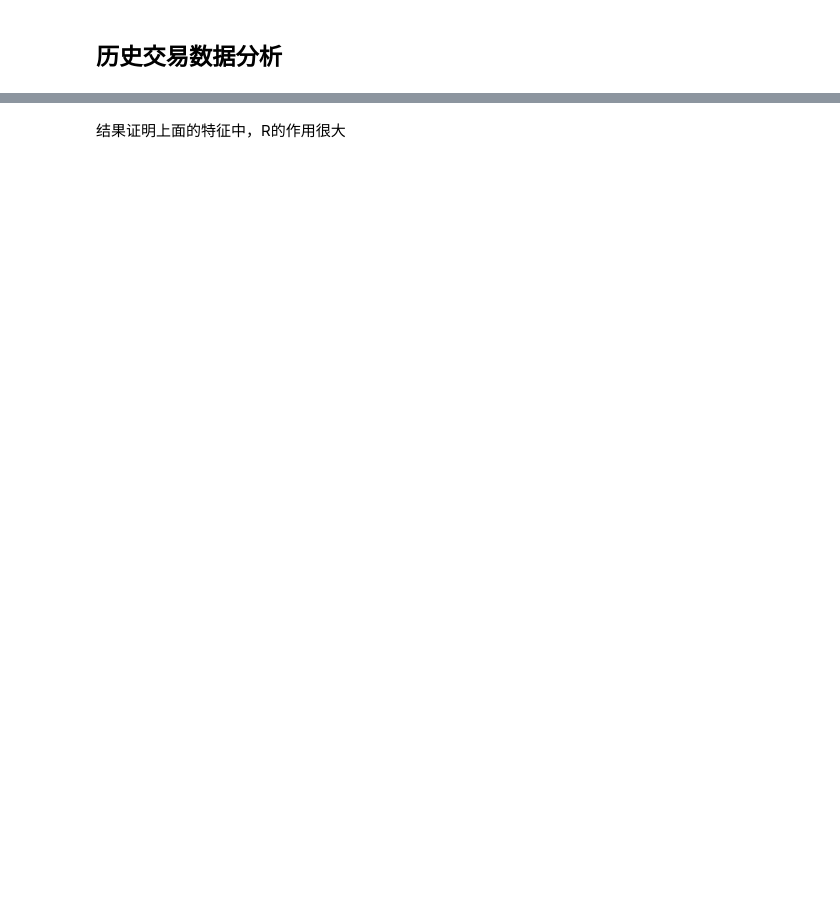
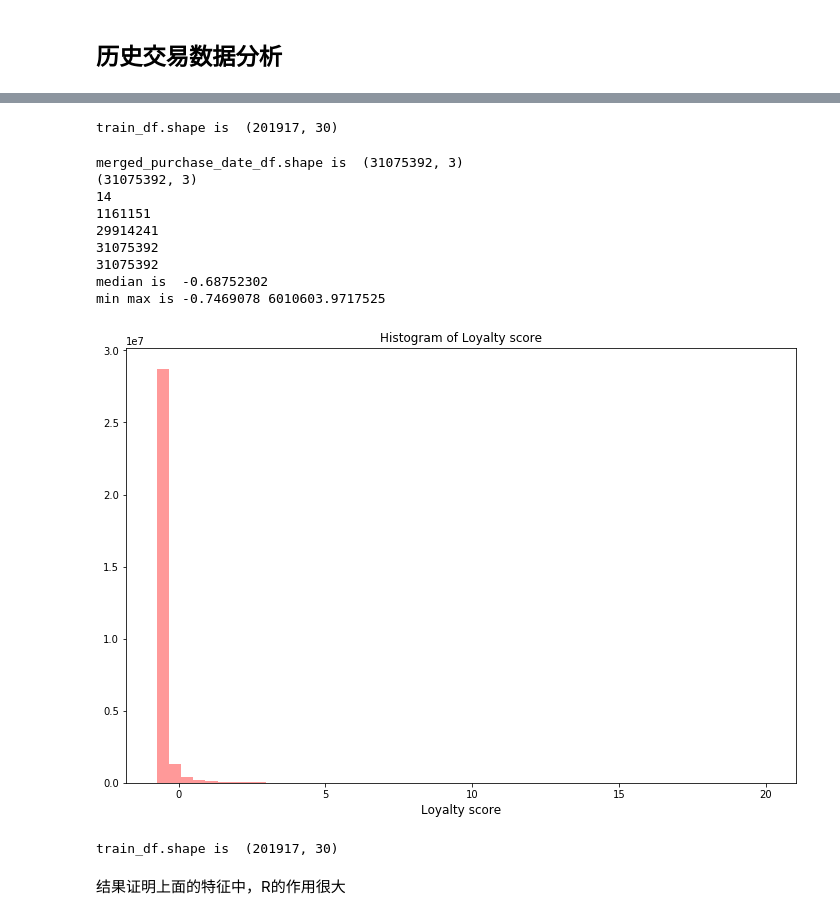
Before and after one commit to tusonggao/jupyter_notebook_dir, a Jupyter notebook: elo-merchant-category-recommendation_EDA.ipynb, the cells around one changed output, grey strips where cells are left out. Cells and saved outputs as stored; diff of their text form; code cells hidden in the pictures; blank space fills up the shorter version.

```diff
--- a/elo-merchant-category-recommendation_EDA.ipynb
+++ b/elo-merchant-category-recommendation_EDA.ipynb
@@ -35,7 +36,7 @@ from datetime import datetime
 pd.options.mode.chained_assignment = None
 pd.options.display.max_columns = 999
 # %%
-file_path = 'F:/git_repos/Kaggle_code/elo-merchant-category-recommendation/'
+file_path = 'F:/github_me_repos/Kaggle_code/elo-merchant-category-recommendation/'
 # submission_path = 'F:/git_repos/Kaggle_code/elo-merchant-category-recommendation/submission/'
 # %%
 train_df = pd.read_csv(file_path + '/data/train.csv', parse_dates=['first_active_month'])
@@ -138,5 +186,5 @@ plt.title("Feature 3 distribution")
 # %% [markdown]
 ## 历史交易数据分析
 # %%
-hist_df = pd.read_csv(data_path + 'historical_transactions.csv', parse_dates=['purchase_date'])
+hist_df = pd.read_csv(file_path + '/data/historical_transactions.csv', parse_dates=['purchase_date'])
 hist_df.head()
@@ -216,3 +297,3 @@ plt.show()
 # %%
-new_trans_df = pd.read_csv(data_path + 'new_merchant_transactions.csv', parse_dates=['purchase_date'])
+new_trans_df = pd.read_csv(file_path + '/data/new_merchant_transactions.csv', parse_dates=['purchase_date'])
 new_trans_df.head()
@@ -348,14 +457,16 @@ train_df['recency'] = train_df['max_purchase_date'].apply(diff_days)
 test_df['recency'] = test_df['max_purchase_date'].apply(diff_days)
 
 print('train_df.shape is ', train_df.shape)
+# %% [output]
+train_df.shape is  (201917, 30)
 # %%
 ###########################################################################################
 # 增加feature: 持卡人最近三个月、最近半年、最近一年的消费金额（截止到2018年5月1日）
 
-# merged_purchase_date_df = pd.concat([new_trans_df[['card_id', 'purchase_amount', 'purchase_date']],
-#     hist_df[['card_id', 'purchase_amount', 'purchase_date']]])
+merged_purchase_date_df = pd.concat([new_trans_df[['card_id', 'purchase_amount', 'purchase_date']],
+    hist_df[['card_id', 'purchase_amount', 'purchase_date']]])
 
-# print('merged_purchase_date_df.shape is ', merged_purchase_date_df.shape)
+print('merged_purchase_date_df.shape is ', merged_purchase_date_df.shape)
 
 
 # fig,ax=plt.subplots()
@@ -386,33 +497,44 @@ plt.title("Histogram of Loyalty score")
 plt.xlabel('Loyalty score', fontsize=12)
 plt.show()
 
 
 # fig,ax=plt.subplots()
 # ax.hist(merged_purchase_date_df[merged_purchase_date_df['purchase_amount']<=10]['purchase_amount'].values,
 #         bins=50, histtype="stepfilled",alpha=0.6,label="robbery")
 
 
 # print('new_trans_df.shape is ', new_trans_df.shape)
 # print('hist_df.shape is ', hist_df.shape)
 # print('merged_purchase_date_df.shape is ', merged_purchase_date_df.shape)
 
 # merged_purchase_date_df.drop_duplicates(inplace=True)
 
 # print('after drop duplicates merged_purchase_date_df.shape is ',
 #       merged_purchase_date_df.shape)
 
 # train_df.drop(columns=['max_purchase_date', 'recency'], inplace=True, errors='ignore')
 # test_df.drop(columns=['max_purchase_date', 'recency'], inplace=True, errors='ignore')
 
 # gdf = merged_purchase_date_df.groupby("card_id")
 # gdf = gdf["purchase_date"].apply(lambda x: x.max()).reset_index()
 # gdf.columns = ["card_id", "max_purchase_date"]
 # train_df = pd.merge(train_df, gdf, on="card_id", how="left")
 # test_df = pd.merge(test_df, gdf, on="card_id", how="left")
 # train_df['recency'] = train_df['max_purchase_date'].apply(diff_days)
 # test_df['recency'] = test_df['max_purchase_date'].apply(diff_days)
 
 # print('train_df.shape is ', train_df.shape)
+# %% [output]
+merged_purchase_date_df.shape is  (31075392, 3)
+(31075392, 3)
+14
+1161151
+29914241
+31075392
+31075392
+median is  -0.68752302
+min max is -0.7469078 6010603.9717525
+[figure, added]
 # %%
 ###########################################################################################
 # 增加feature: 持卡人最近三个月、最近半年、最近一年的消费次数（截止到2018年5月1日）
@@ -441,6 +563,8 @@ train_df['recency'] = train_df['max_purchase_date'].apply(diff_days)
 test_df['recency'] = test_df['max_purchase_date'].apply(diff_days)
 
 print('train_df.shape is ', train_df.shape)
+# %% [output]
+train_df.shape is  (201917, 30)
 # %% [markdown]
 结果证明上面的特征中，R的作用很大
 # %%
```
Also changed, not shown: parts of 29 cells of this notebook, 6 other files.
